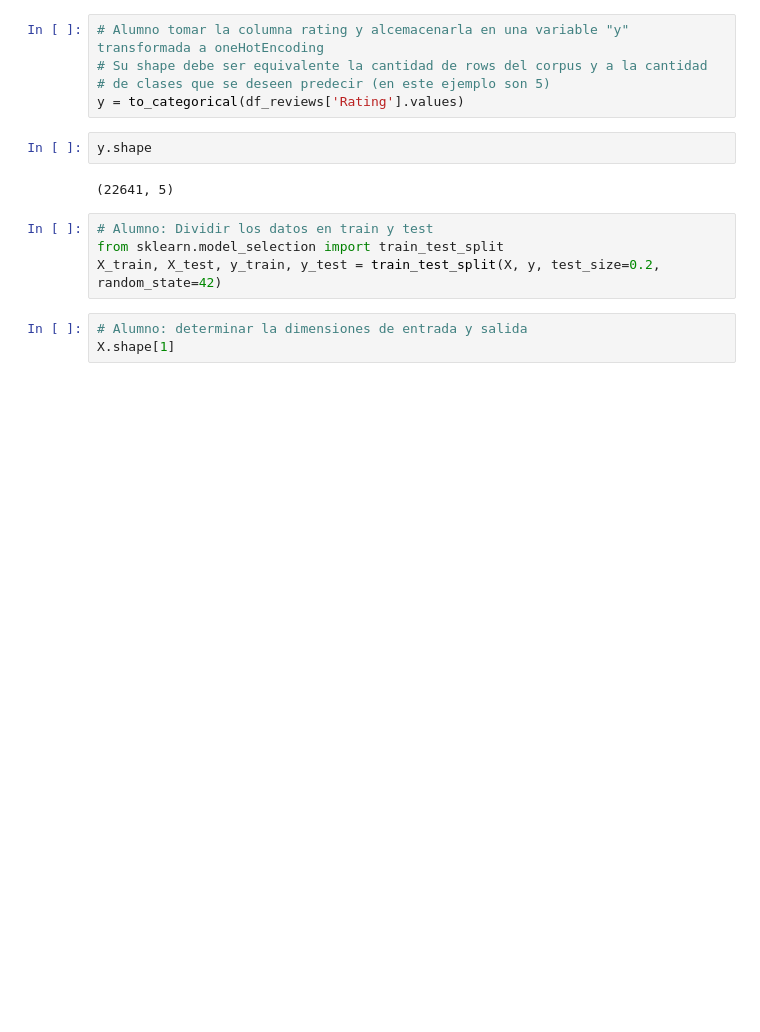
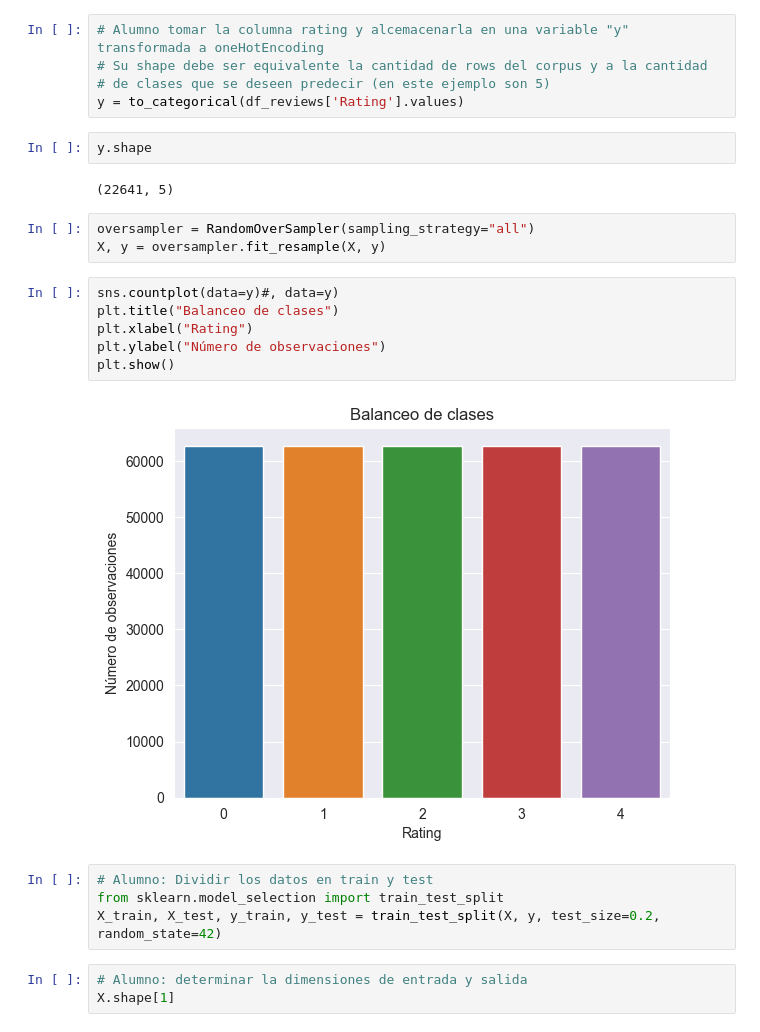
Before and after one commit to federico-tanzi/entrgas_procesamiento_lenguaje_natural, a Jupyter notebook: clase_5/5.ipynb, the cells around one changed output. Cells and saved outputs as stored; diff of their text form; blank space fills up the shorter version.

```diff
--- a/clase_5/5.ipynb
+++ b/clase_5/5.ipynb
@@ -170,6 +182,17 @@ y = to_categorical(df_reviews['Rating'].values)
 y.shape
 # %% [output]
 (22641, 5)
+# %%
+oversampler = RandomOverSampler(sampling_strategy="all")
+X, y = oversampler.fit_resample(X, y)
+# %%
+sns.countplot(data=y)#, data=y)
+plt.title("Balanceo de clases")
+plt.xlabel("Rating")
+plt.ylabel("Número de observaciones")
+plt.show()
+# %% [output]
+[figure, added]
 # %%
 # Alumno: Dividir los datos en train y test
 from sklearn.model_selection import train_test_split
```
Also changed, not shown: parts of 5 cells of this notebook, 1 other file.
